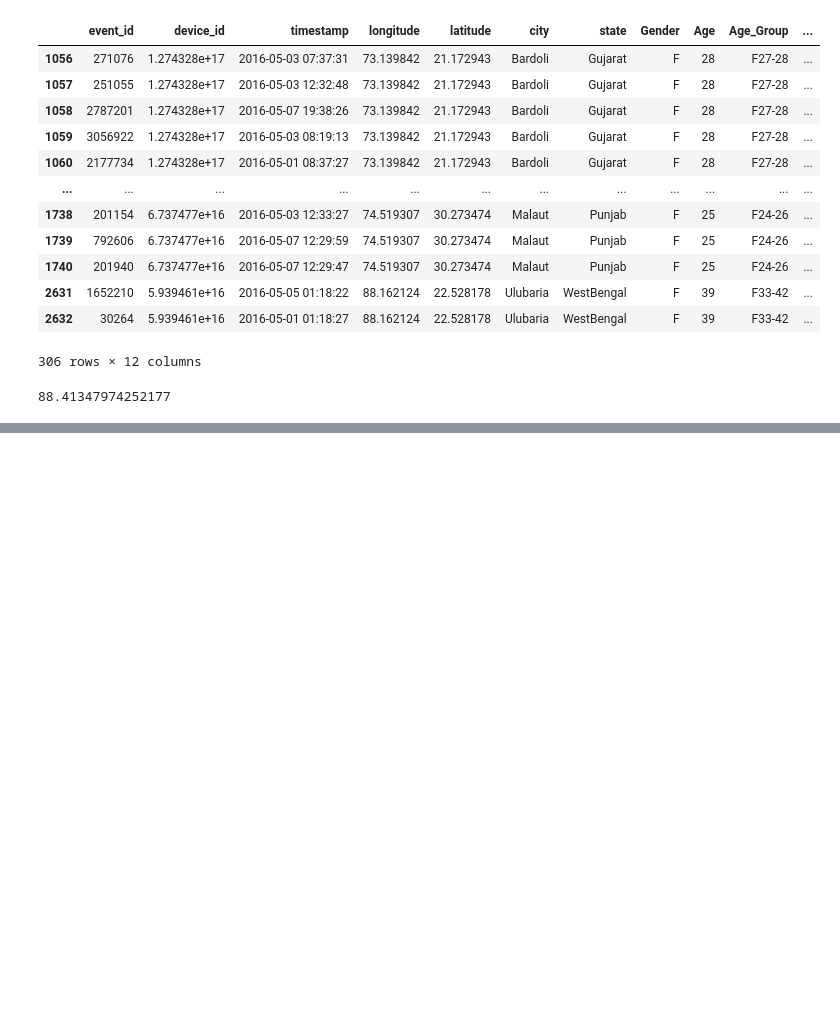
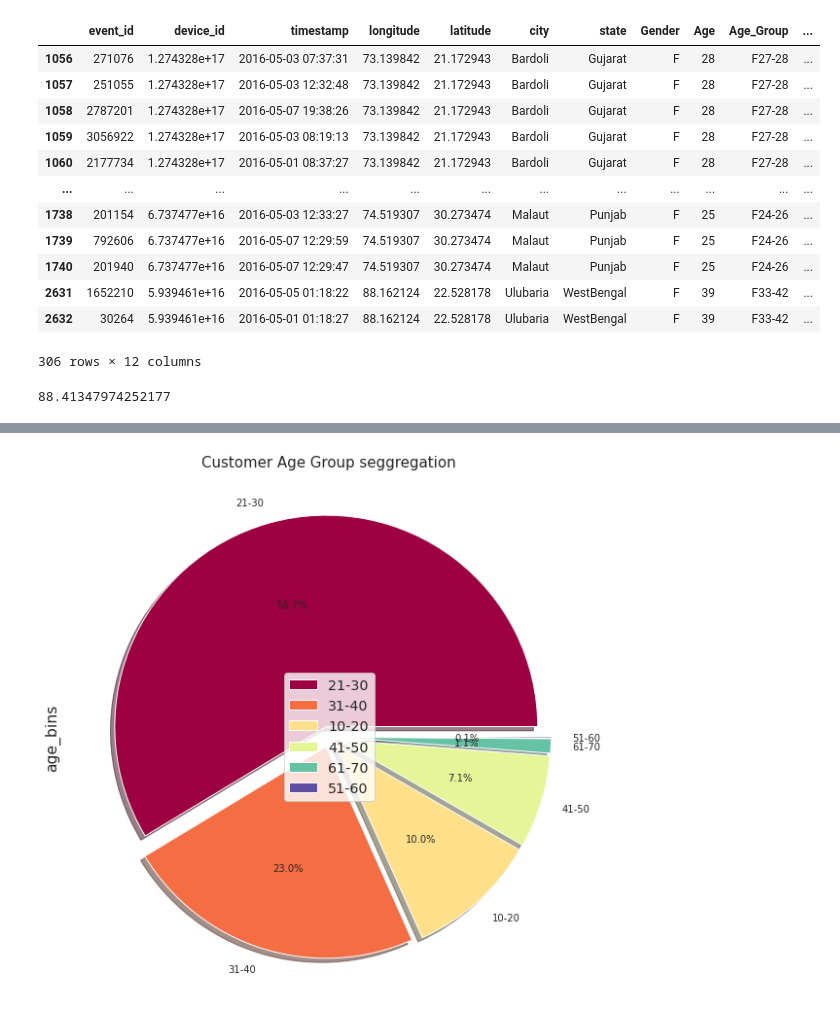
Before and after one commit to santhoshbvsrk/CapstoneProjects, a Jupyter notebook: DataAnalytics_CDF/InsaidTelecom_CDFCapstone.ipynb, the cells around one changed output, grey strips where cells are left out. Cells and saved outputs as stored; diff of their text form; code cells hidden in the pictures; blank space fills up the shorter version.

```diff
--- a/DataAnalytics_CDF/InsaidTelecom_CDFCapstone.ipynb
+++ b/DataAnalytics_CDF/InsaidTelecom_CDFCapstone.ipynb
@@ -478,0 +660,7 @@ device_data_df[device_data_df['Model']=='红米note']
+# %%
+device_data_df['age_bins'].value_counts().plot(kind='pie', explode=[0.05,0.05,0.05,0.05,0.05,0.05],fontsize=10, autopct='%3.1f%%', figsize=(10,10), shadow=True,legend=True, cmap='Spectral')
+plt.legend(loc='center')
+plt.title('Customer Age Group seggregation',fontsize=15)
+plt.show()
+# %% [output]
+[figure, added]
```
Also changed, not shown: parts of 44 cells of this notebook.
